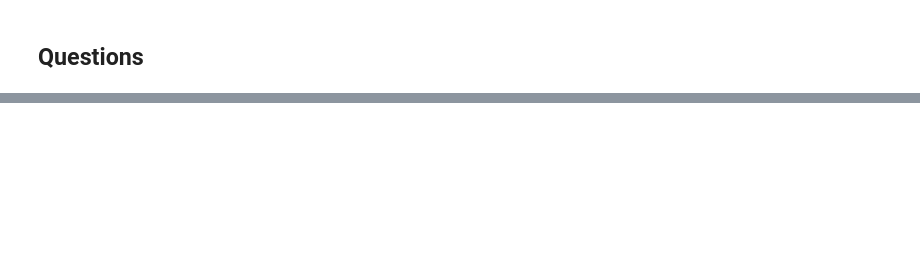
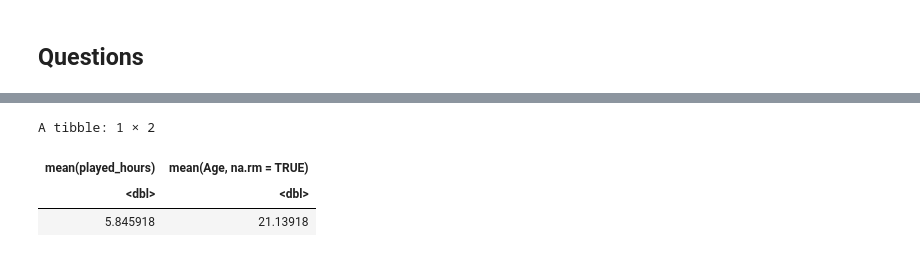
Before and after one commit to MrSaltyPotatoes/UBC-DSCI-100-Project, a Jupyter notebook: Individual Plan.ipynb, the cells around one changed output, grey strips where cells are left out. Saved outputs shown, nothing was run; the diff lists cells and outputs as text; code cells hidden in the pictures; blank space fills up the shorter version.

```diff
--- a/Individual Plan.ipynb
+++ b/Individual Plan.ipynb
@@ -117,0 +94,9 @@ The dataset `players.csv` contains the explanatory variables (`experience`,`play
+# %%
+players_mean <- players |>
+                summarize(mean(played_hours),mean(Age, na.rm = TRUE))
+players_mean
+# %% [output]
+A tibble: 1 × 2
+| mean(played_hours) | mean(Age, na.rm = TRUE) |
+| <dbl> | <dbl> |
+| 5.845918 | 21.13918 |
```
Also changed, not shown: parts of 14 cells of this notebook.
